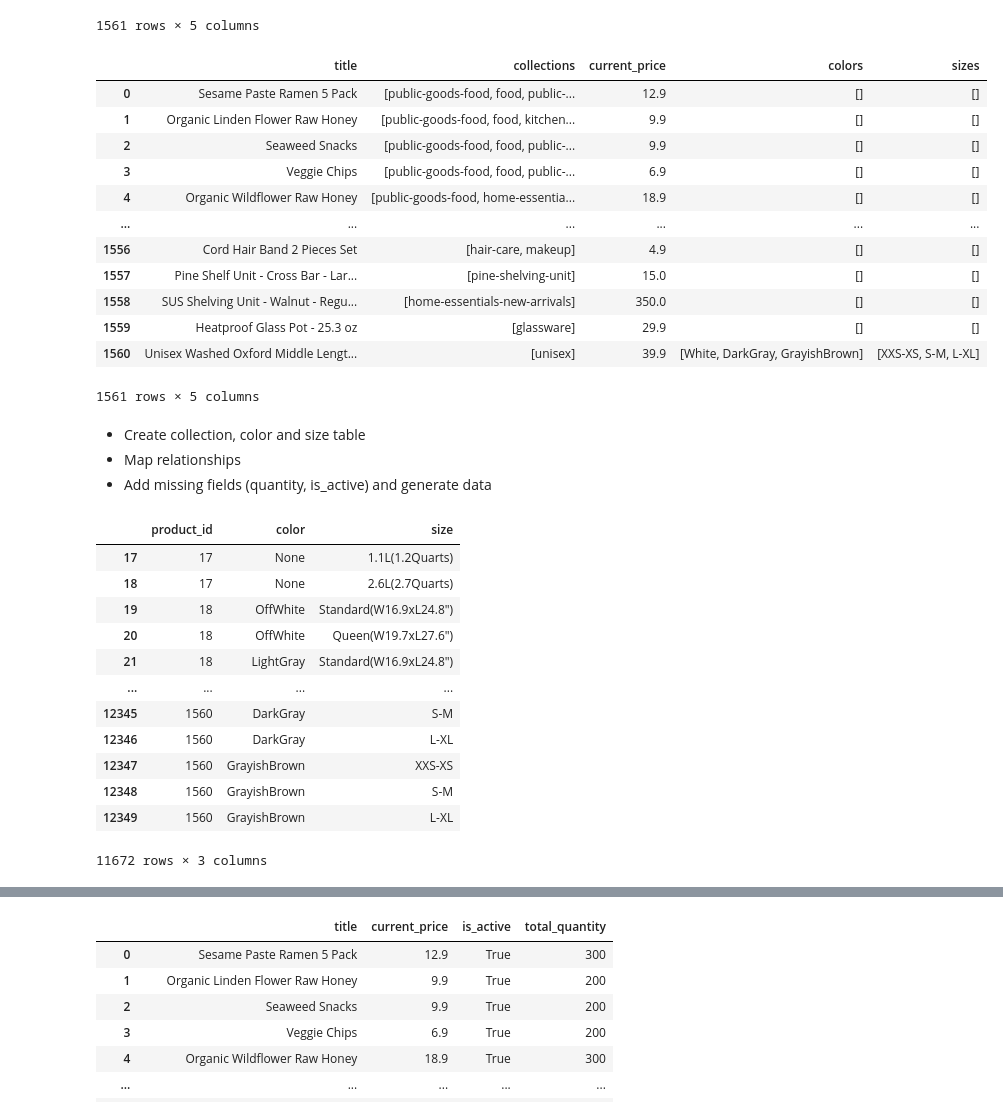
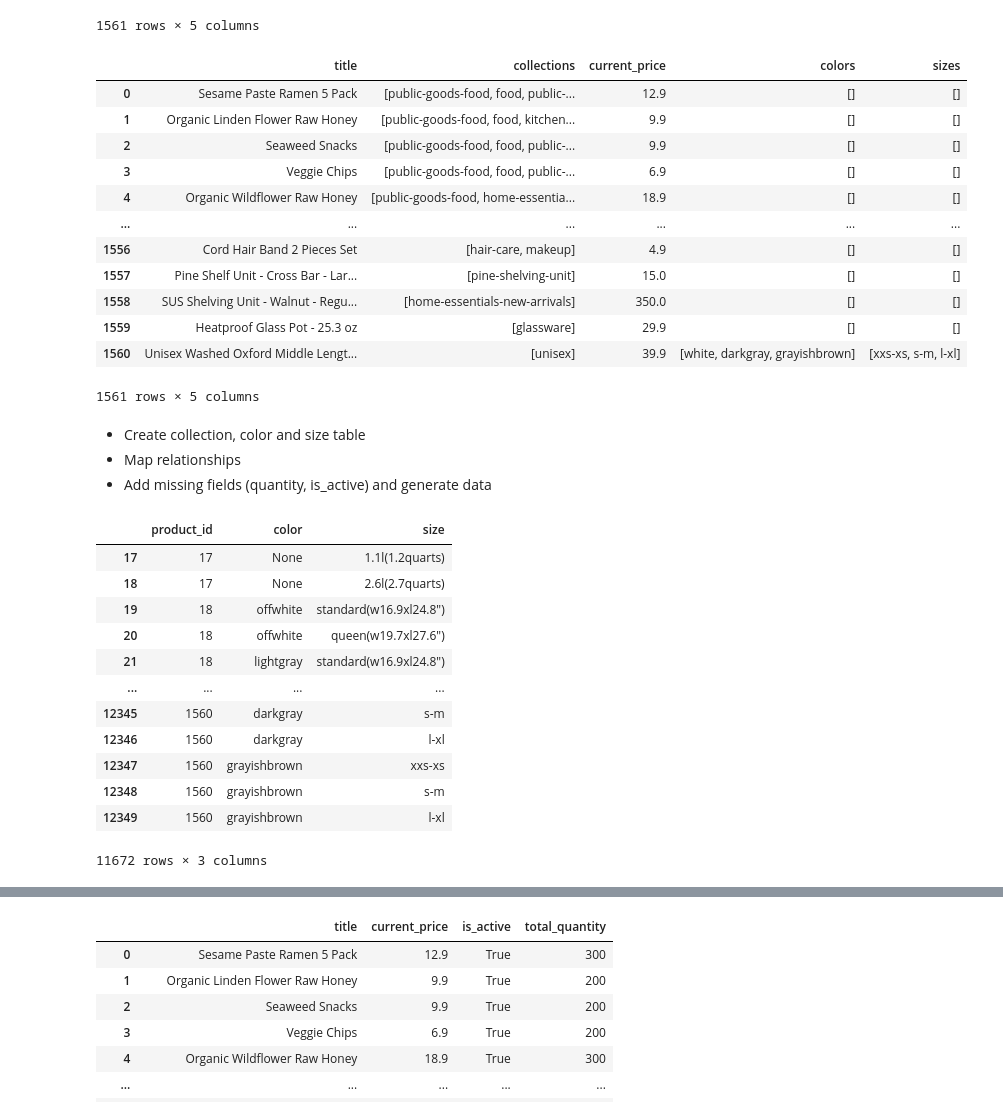
Before and after one commit to dauinh/enterprise_db, a Jupyter notebook: data/clean.ipynb, the cells around one changed output, grey strips where cells are left out. Cells and saved outputs as stored; diff of their text form; code cells hidden in the pictures.

```diff
--- a/data/clean.ipynb
+++ b/data/clean.ipynb
@@ -117,27 +117,29 @@ filtered_df
 # %%
 # Convert current_price type to float
 filtered_df['current_price'] = filtered_df['current_price'].str.replace('$', '').str.replace(',', '')
 filtered_df = filtered_df.astype({'current_price': 'float64'})
 
 # Convert colors and sizes type to list
 filtered_df['colors'] = filtered_df['colors'].replace(r'[\s+\[\]\'+]', '', regex=True)
+filtered_df['colors'] = filtered_df['colors'].str.lower()
 filtered_df['colors'] = filtered_df['colors'].str.split(',')
 filtered_df['sizes'] = filtered_df['sizes'].replace(r'[\s+\[\]\'+]', '', regex=True)
+filtered_df['sizes'] = filtered_df['sizes'].str.lower()
 filtered_df['sizes'] = filtered_df['sizes'].str.split(',')
 filtered_df
 # %% [output]
 |  | title | collections | current_price | colors | sizes |
 | 0 | Sesame Paste Ramen 5 Pack | [public-goods-food, food, public-... | 12.9 | [] | [] |
 | 1 | Organic Linden Flower Raw Honey | [public-goods-food, food, kitchen... | 9.9 | [] | [] |
 | 2 | Seaweed Snacks | [public-goods-food, food, public-... | 9.9 | [] | [] |
 | 3 | Veggie Chips | [public-goods-food, food, public-... | 6.9 | [] | [] |
 | 4 | Organic Wildflower Raw Honey | [public-goods-food, home-essentia... | 18.9 | [] | [] |
 | ... | ... | ... | ... | ... | ... |
 | 1556 | Cord Hair Band 2 Pieces Set | [hair-care, makeup] | 4.9 | [] | [] |
 | 1557 | Pine Shelf Unit - Cross Bar - Lar... | [pine-shelving-unit] | 15.0 | [] | [] |
 | 1558 | SUS Shelving Unit - Walnut - Regu... | [home-essentials-new-arrivals] | 350.0 | [] | [] |
 | 1559 | Heatproof Glass Pot - 25.3 oz | [glassware] | 29.9 | [] | [] |
-| 1560 | Unisex Washed Oxford Middle Lengt... | [unisex] | 39.9 | [White, DarkGray, GrayishBrown] | [XXS-XS, S-M, L-XL] |
+| 1560 | Unisex Washed Oxford Middle Lengt... | [unisex] | 39.9 | [white, darkgray, grayishbrown] | [xxs-xs, s-m, l-xl] |
 1561 rows × 5 columns
 # %% [markdown]
 - Create collection, color and size table
@@ -187,17 +189,17 @@ product_attr_df = pd.DataFrame(product_attr).dropna(thresh=2)
 product_attr_df
 # %% [output]
 |  | product_id | color | size |
-| 17 | 17 | None | 1.1L(1.2Quarts) |
-| 18 | 17 | None | 2.6L(2.7Quarts) |
-| 19 | 18 | OffWhite | Standard(W16.9xL24.8") |
-| 20 | 18 | OffWhite | Queen(W19.7xL27.6") |
-| 21 | 18 | LightGray | Standard(W16.9xL24.8") |
+| 17 | 17 | None | 1.1l(1.2quarts) |
+| 18 | 17 | None | 2.6l(2.7quarts) |
+| 19 | 18 | offwhite | standard(w16.9xl24.8") |
+| 20 | 18 | offwhite | queen(w19.7xl27.6") |
+| 21 | 18 | lightgray | standard(w16.9xl24.8") |
 | ... | ... | ... | ... |
-| 12345 | 1560 | DarkGray | S-M |
-| 12346 | 1560 | DarkGray | L-XL |
-| 12347 | 1560 | GrayishBrown | XXS-XS |
-| 12348 | 1560 | GrayishBrown | S-M |
-| 12349 | 1560 | GrayishBrown | L-XL |
+| 12345 | 1560 | darkgray | s-m |
+| 12346 | 1560 | darkgray | l-xl |
+| 12347 | 1560 | grayishbrown | xxs-xs |
+| 12348 | 1560 | grayishbrown | s-m |
+| 12349 | 1560 | grayishbrown | l-xl |
 11672 rows × 3 columns
 # %%
 # Add missing fields (quantity, is_active) and generate data
```
Also changed, not shown: parts of 1 cell of this notebook, 4 other files.
